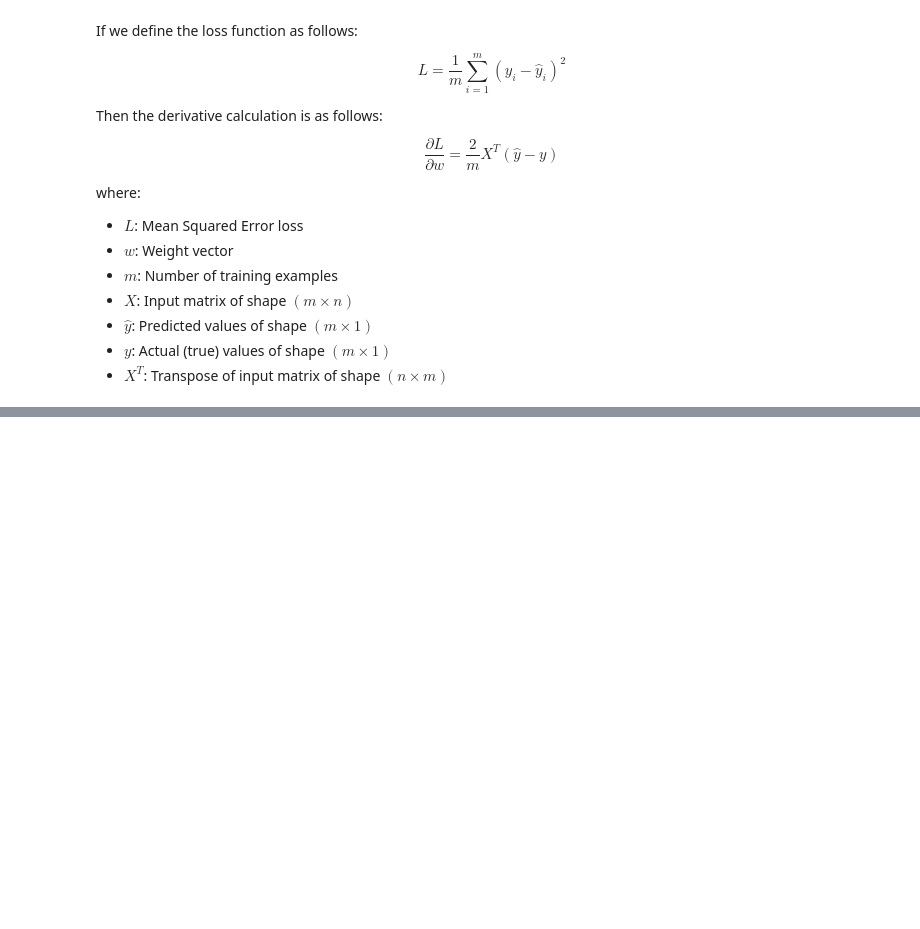
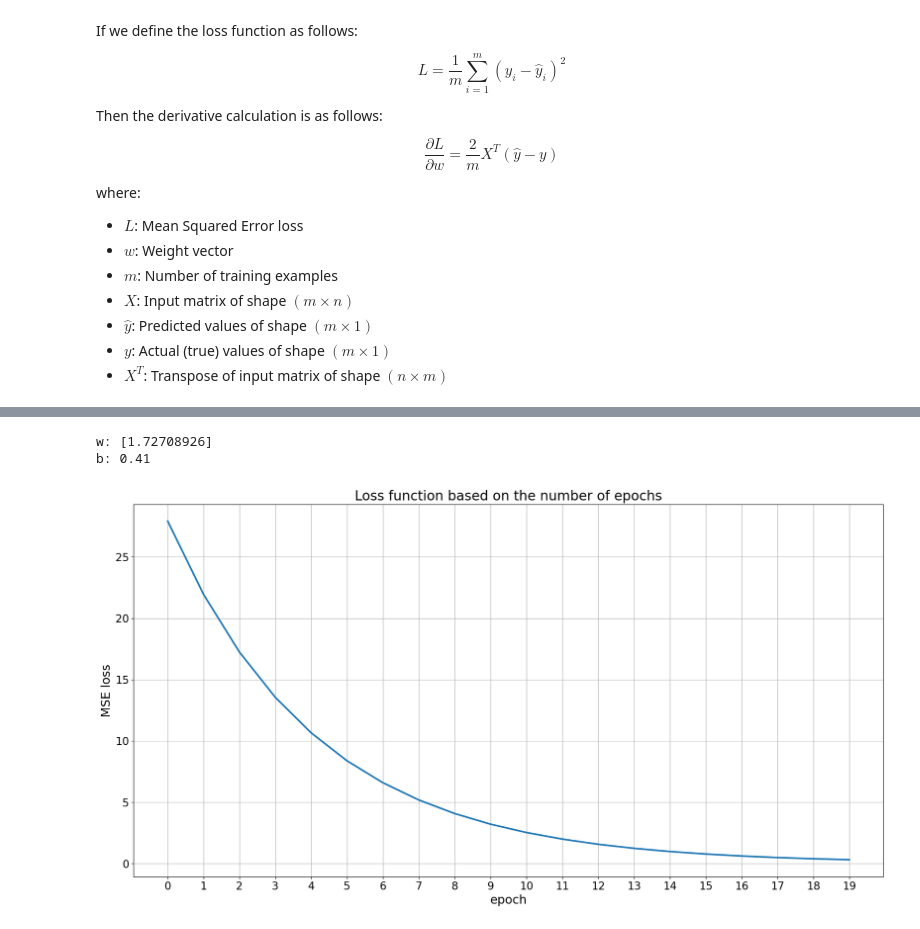
Before and after one commit to HosseinHeydari2004/Neural-Network-From-Scratch, a Jupyter notebook: main.ipynb, the cells around one changed output, grey strips where cells are left out. Cells and saved outputs as stored; diff of their text form; code cells hidden in the pictures; blank space fills up the shorter version.

```diff
--- a/main.ipynb
+++ b/main.ipynb
@@ -871,0 +990,26 @@ array([16.53925069])
+# %%
+x = np.array([[1], [2], [3], [4], [5]], dtype=np.float32)
+y = np.array([[2], [4], [6], [8], [10]], dtype=np.float32)
+# %%
+w, b, loss_history, w_hist, b_hist = stochastic_gradient_descent(
+    x, y, MSE_loss, iter=20, lr=0.001
+)
+# %%
+print(
+    f"w: {w}\nb: {b:.2f}"
+)
+# %% [output]
+w: [1.72708926]
+b: 0.41
+# %%
+plt.figure(figsize=(20, 10), dpi=120)
+plt.plot(range(20), loss_history, linewidth=2.5)
+plt.title("Loss function based on the number of epochs", fontsize=20)
+plt.xlabel("epoch", fontsize=18)
+plt.ylabel("MSE loss", fontsize=18)
+plt.tick_params("both", labelsize=16)
+plt.xticks(range(0, 20, 1))
+plt.grid(True)
+plt.show()
+# %% [output]
+[figure, added]
```
Also changed, not shown: parts of 19 cells of this notebook.
